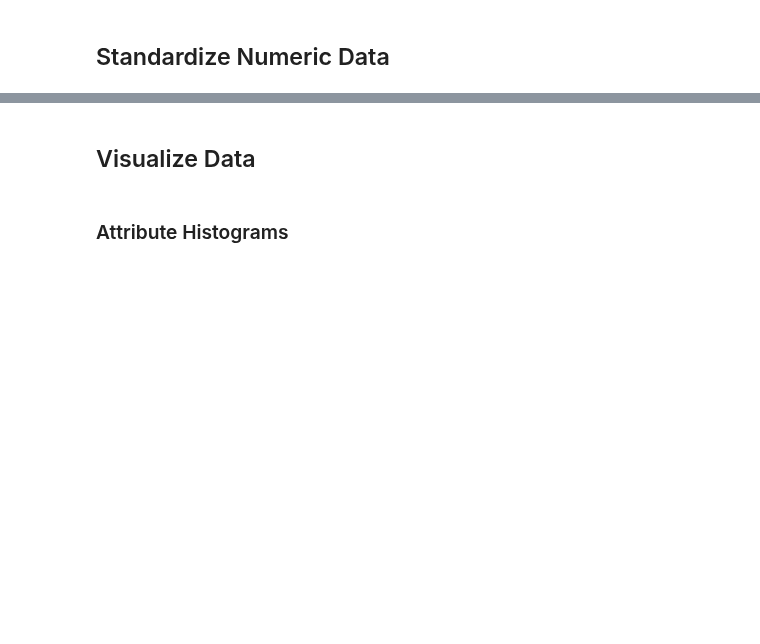
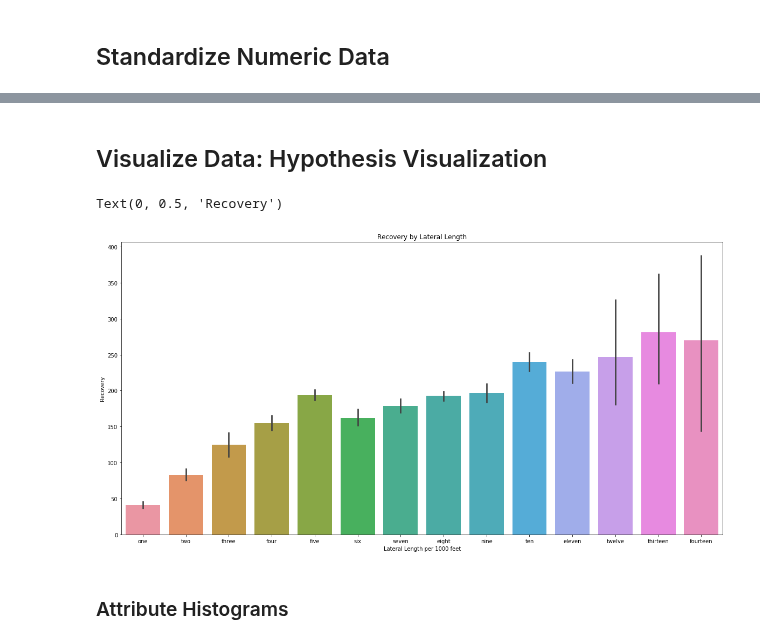
Before and after one commit to duc-analytica/DUC, a Jupyter notebook: explore.ipynb, the cells around one changed output, grey strips where cells are left out. Saved outputs shown, nothing was run; the diff lists cells and outputs as text; code cells hidden in the pictures; blank space fills up the shorter version.

```diff
--- a/explore.ipynb
+++ b/explore.ipynb
@@ -157,6 +163,16 @@ scaled_df.head()
 # %%
 xgb_df = scaled_df.copy()
 # %% [markdown]
-## Visualize Data
+## Visualize Data: Hypothesis Visualization
+# %%
+plt.figure(figsize=(20,10))
+sns.barplot(x='lateral_class', y='recovery', data=df)
+
+plt.title('Recovery by Lateral Length')
+plt.xlabel('Lateral Length per 1000 feet')
+plt.ylabel('Recovery')
+# %% [output]
+Text(0, 0.5, 'Recovery')
+[figure, added]
 # %% [markdown]
 ### Attribute Histograms
```
Also changed, not shown: parts of 31 cells of this notebook.
